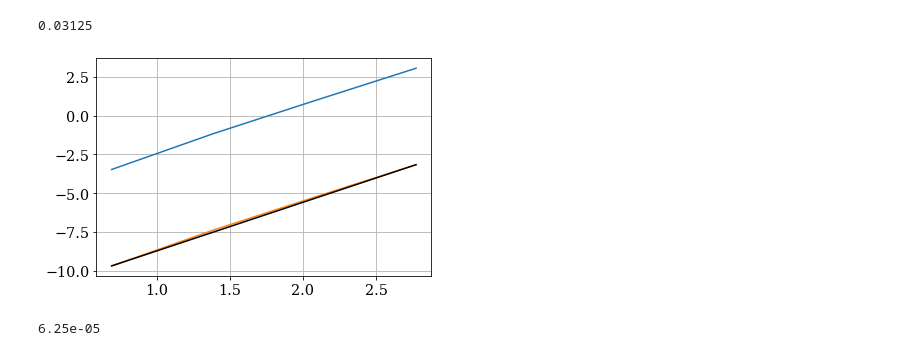
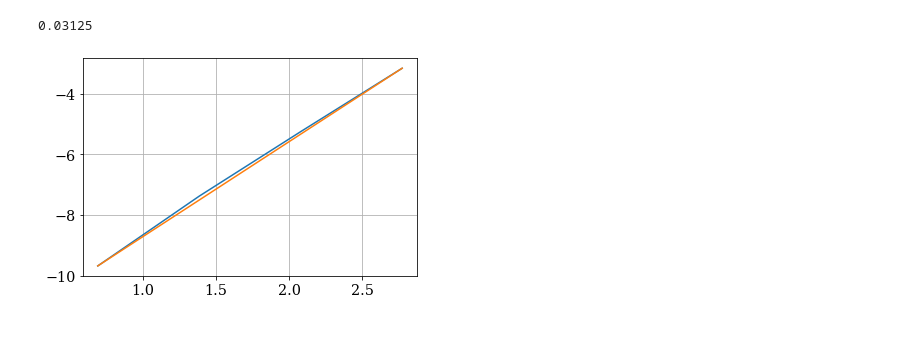
Before and after one commit to ocean-eddy-cpt/NeverWorld2, a Jupyter notebook: A006_15_September_2020_GM.ipynb, the cells around one changed output. Cells and saved outputs as stored; diff of their text form; code cells hidden in the pictures.

```diff
--- a/A006_15_September_2020_GM.ipynb
+++ b/A006_15_September_2020_GM.ipynb
@@ -1005,13 +1197,8 @@ np.nanmax(hpup)/np.nanmax(hcuc)
 # %% [output]
 0.03125
 # %%
-plt.plot(np.log([1,2,4,8,16]),np.log([0,0.03125,0.3125,2.625,21.25]))
 plt.plot(np.log([1,2,4,8,16]),np.log([0,0.0000625,6.25e-4,5.25e-3,4.25e-2]))
-plt.plot(np.log([2,16]),np.log([6.25e-5,4.25e-2]),'k-')
+plt.plot(np.log([2,16]),np.log([6.25e-5,4.25e-2]),'-')
 plt.grid()
 # %% [output]
-[figure, old version]
+[figure, new version]
-# %%
-0.03125*2e-3
-# %% [output]
-6.25e-05
```
Also changed, not shown: parts of 53 cells of this notebook, 2 other files.
